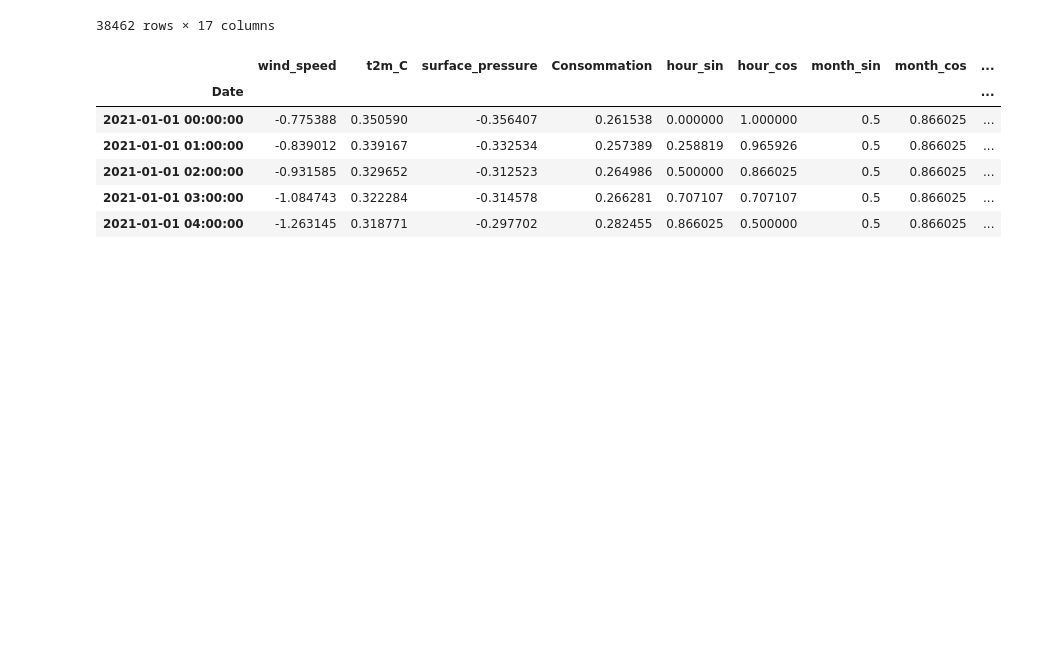
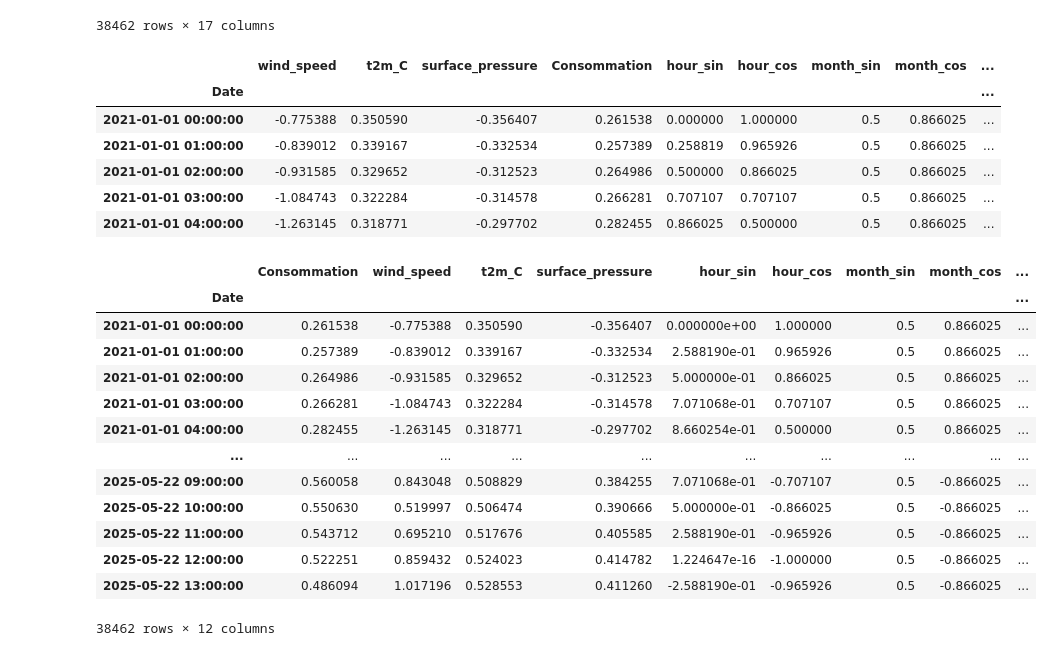
Before and after one commit to mghyly20/Eneenergy-forecasting, a Jupyter notebook: LSTM_model.ipynb, the cells around one changed output. Saved outputs shown, nothing was run; the diff lists cells and outputs as text; code cells hidden in the pictures; blank space fills up the shorter version.

```diff
--- a/LSTM_model.ipynb
+++ b/LSTM_model.ipynb
@@ -49,3 +51,5 @@ df_business_consumption.head()
+# %%
+df_business_consumption=pd.read_csv('business_group_data.csv')
 # %%
 df_business_consumption['Date'] = pd.to_datetime(
     df_business_consumption['Date'])
@@ -200,3 +221,24 @@ df_normalise.head()
 | 2021-01-01 02:00:00 | -0.931585 | 0.329652 | -0.312523 | 0.264986 | 0.500000 | 0.866025 | 0.5 | 0.866025 | ... |
 | 2021-01-01 03:00:00 | -1.084743 | 0.322284 | -0.314578 | 0.266281 | 0.707107 | 0.707107 | 0.5 | 0.866025 | ... |
 | 2021-01-01 04:00:00 | -1.263145 | 0.318771 | -0.297702 | 0.282455 | 0.866025 | 0.500000 | 0.5 | 0.866025 | ... |
+# %%
+col = 'Consommation'
+# Réorganiser les colonnes
+df_normalise = df_normalise[[col] + [c for c in df_normalise.columns if c != col]]
+# %%
+df_normalise
+# %% [output]
+|  | Consommation | wind_speed | t2m_C | surface_pressure | hour_sin | hour_cos | month_sin | month_cos | ... |
+| Date |  |  |  |  |  |  |  |  | ... |
+| 2021-01-01 00:00:00 | 0.261538 | -0.775388 | 0.350590 | -0.356407 | 0.000000e+00 | 1.000000 | 0.5 | 0.866025 | ... |
+| 2021-01-01 01:00:00 | 0.257389 | -0.839012 | 0.339167 | -0.332534 | 2.588190e-01 | 0.965926 | 0.5 | 0.866025 | ... |
+| 2021-01-01 02:00:00 | 0.264986 | -0.931585 | 0.329652 | -0.312523 | 5.000000e-01 | 0.866025 | 0.5 | 0.866025 | ... |
+| 2021-01-01 03:00:00 | 0.266281 | -1.084743 | 0.322284 | -0.314578 | 7.071068e-01 | 0.707107 | 0.5 | 0.866025 | ... |
+| 2021-01-01 04:00:00 | 0.282455 | -1.263145 | 0.318771 | -0.297702 | 8.660254e-01 | 0.500000 | 0.5 | 0.866025 | ... |
+| ... | ... | ... | ... | ... | ... | ... | ... | ... | ... |
+| 2025-05-22 09:00:00 | 0.560058 | 0.843048 | 0.508829 | 0.384255 | 7.071068e-01 | -0.707107 | 0.5 | -0.866025 | ... |
+| 2025-05-22 10:00:00 | 0.550630 | 0.519997 | 0.506474 | 0.390666 | 5.000000e-01 | -0.866025 | 0.5 | -0.866025 | ... |
+| 2025-05-22 11:00:00 | 0.543712 | 0.695210 | 0.517676 | 0.405585 | 2.588190e-01 | -0.965926 | 0.5 | -0.866025 | ... |
+| 2025-05-22 12:00:00 | 0.522251 | 0.859432 | 0.524023 | 0.414782 | 1.224647e-16 | -1.000000 | 0.5 | -0.866025 | ... |
+| 2025-05-22 13:00:00 | 0.486094 | 1.017196 | 0.528553 | 0.411260 | -2.588190e-01 | -0.965926 | 0.5 | -0.866025 | ... |
+38462 rows × 12 columns
```
Also changed, not shown: parts of 8 cells of this notebook, 1 other file.
